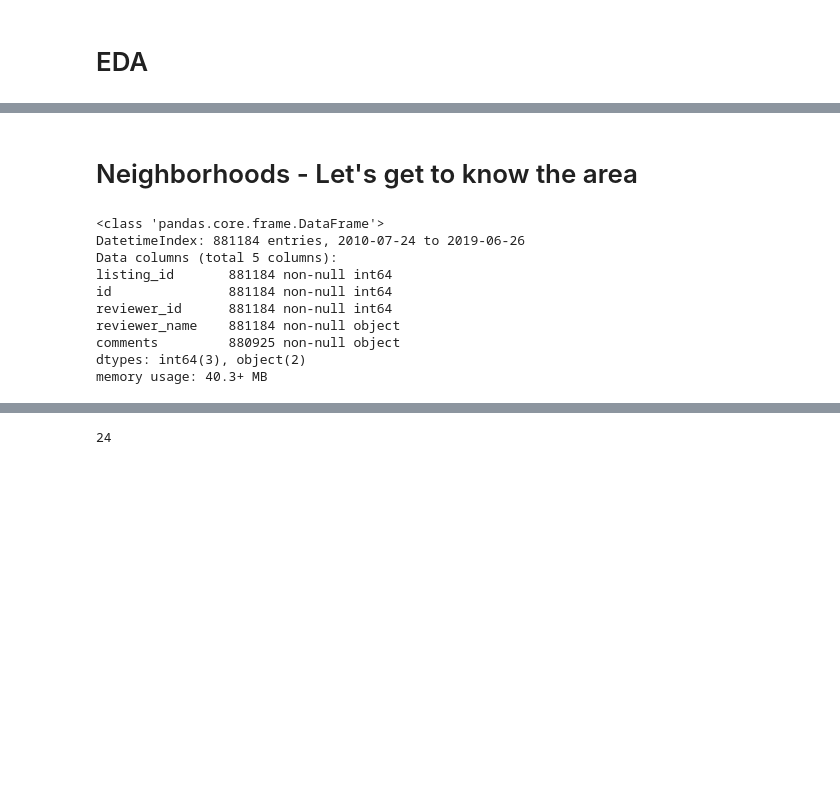
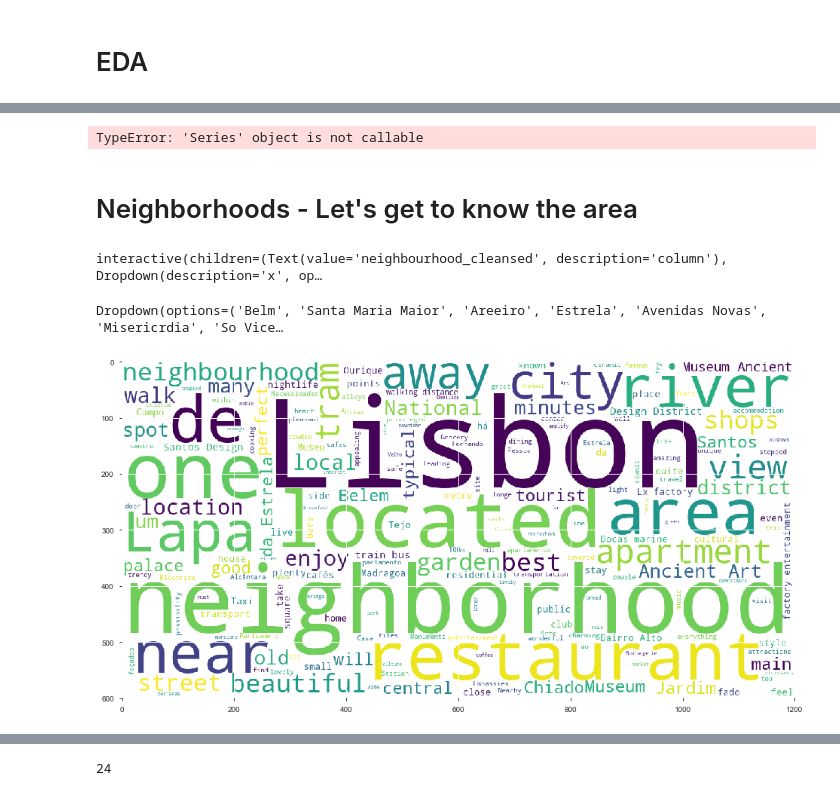
Before and after one commit to nonoumasy/Airbnb-Lisbon-Analysis, a Jupyter notebook: Lisbon Airbnb Data Analysis.ipynb, the cells around one changed output, grey strips where cells are left out. Cells and saved outputs as stored; diff of their text form; code cells hidden in the pictures; blank space fills up the shorter version.

```diff
--- a/Lisbon Airbnb Data Analysis.ipynb
+++ b/Lisbon Airbnb Data Analysis.ipynb
@@ -198,18 +246,47 @@ df.price.mean()
+# %%
+import cufflinks as cf
+
+@interact
+def scatter_plot(x=list(df.select_dtypes('number').columns),
+                 y=list(df.select_dtypes('number').columns)[1:],
+                 theme=list(cf.themes.THEMES.keys()),
+                 colorscale=list(cf.colors._scales_names.keys())):
+
+    df.iplot(kind='scatter', x=x, y=y, mode='markers',
+             xTitle=x.title(), yTitle=y.title(),
+             text='title',
+             title=f'{y.title()} vs {x.title()}',
+            theme=theme, colorscale=colorscale)
+# %% [output]
+TypeError: 'Series' object is not callable
 # %% [markdown]
 # Neighborhoods - Let's get to know the area
-# %%
-reviews_df.info()
-# %% [output]
-<class 'pandas.core.frame.DataFrame'>
-DatetimeIndex: 881184 entries, 2010-07-24 to 2019-06-26
-Data columns (total 5 columns):
-listing_id       881184 non-null int64
-id               881184 non-null int64
-reviewer_id      881184 non-null int64
-reviewer_name    881184 non-null object
-comments         880925 non-null object
-dtypes: int64(3), object(2)
-memory usage: 40.3+ MB
+# %%
+@interact
+
+def show_neighborhood(column='neighbourhood_cleansed',
+                            x=lis_neigh):
+    return df.loc[df[column] == x]
+# %% [output]
+interactive(children=(Text(value='neighbourhood_cleansed', description='column'), Dropdown(description='x', op…
+# %%
+n = widgets.Dropdown(options=df.neighbourhood_cleansed.unique())
+n
+# %% [output]
+Dropdown(options=('Belm', 'Santa Maria Maior', 'Areeiro', 'Estrela', 'Avenidas Novas', 'Misericrdia', 'So Vice…
+# %%
+#Wordcloud of Neighborhoods
+
+neighborhood_select = n.value
+
+cat_words = df[df.neighbourhood_cleansed == neighborhood_select].neighborhood_overview.str.cat(sep=' ')
+
+wc = WordCloud(width=1200, height=600, background_color='white', colormap='viridis').generate(cat_words)
+plt.figure(figsize=(16,9))
+plt.imshow(wc)
+plt.show()
+# %% [output]
+[figure, added]
 # %%
 #Room type
 df.groupby('room_type').id.count()
```
Also changed, not shown: parts of 38 cells of this notebook.
